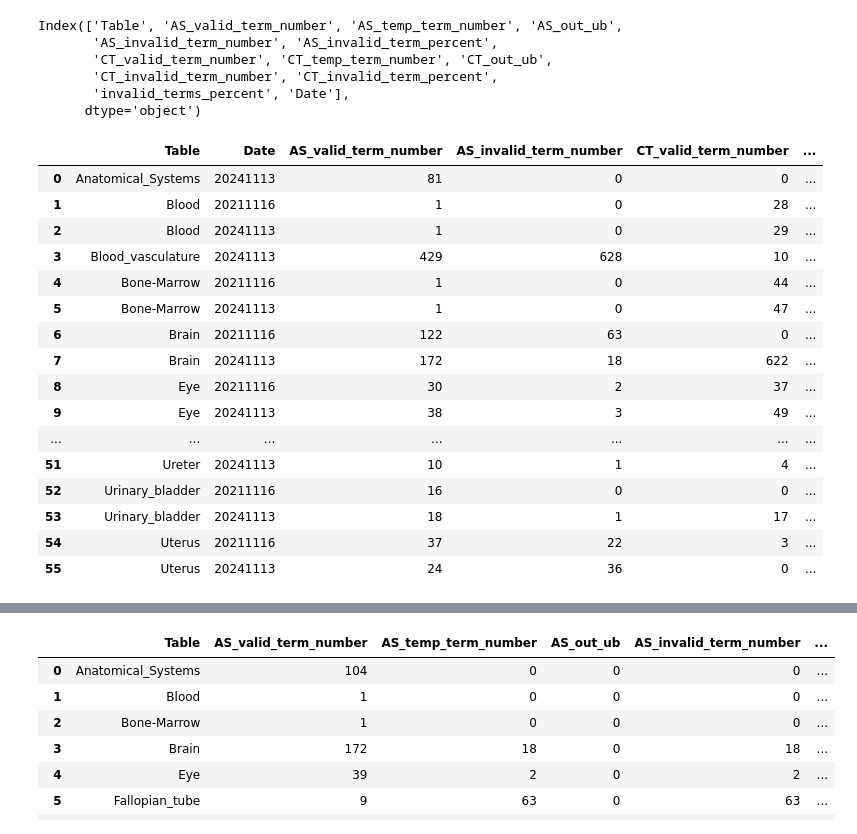
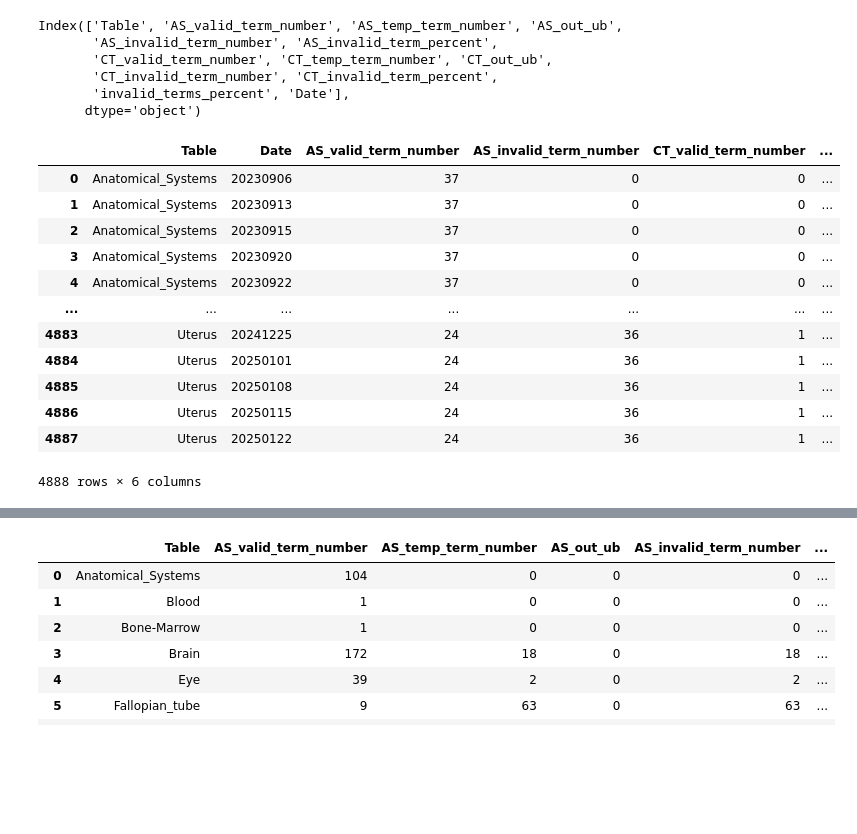
Before and after one commit to cns-iu/hra-kg-supporting-information, a Jupyter notebook: notebooks/hra-kg-technical-validation.ipynb, the cells around one changed output, grey strips where cells are left out. Saved outputs shown, nothing was run; the diff lists cells and outputs as text; code cells hidden in the pictures; blank space fills up the shorter version.

```diff
--- a/notebooks/hra-kg-technical-validation.ipynb
+++ b/notebooks/hra-kg-technical-validation.ipynb
@@ -303,29 +304,27 @@ Index(['Table', 'AS_valid_term_number', 'AS_temp_term_number', 'AS_out_ub',
 # %%
 keep = ['Table', 'Date',  'AS_valid_term_number', 'AS_invalid_term_number',
         'CT_valid_term_number', 'CT_invalid_term_number']
 
 # merge
-merged_df = pd.merge(
-    list_df_terms[6], list_df_terms[151], on=keep, how="outer")
+merged_df = list_df_terms[6]
+
+for i, df in enumerate(list_df_terms[7:],7):
+  merged_df = pd.merge(merged_df, df, on=keep, how="outer", suffixes=('_df1' + str(i-1), '_df2' +str(i)))
 
 merged_df = merged_df[keep]
 
 merged_df
 # %% [output]
 |  | Table | Date | AS_valid_term_number | AS_invalid_term_number | CT_valid_term_number | ... |
-| 0 | Anatomical_Systems | 20241113 | 81 | 0 | 0 | ... |
-| 1 | Blood | 20211116 | 1 | 0 | 28 | ... |
-| 2 | Blood | 20241113 | 1 | 0 | 29 | ... |
-| 3 | Blood_vasculature | 20241113 | 429 | 628 | 10 | ... |
-| 4 | Bone-Marrow | 20211116 | 1 | 0 | 44 | ... |
-| 5 | Bone-Marrow | 20241113 | 1 | 0 | 47 | ... |
-| 6 | Brain | 20211116 | 122 | 63 | 0 | ... |
-| 7 | Brain | 20241113 | 172 | 18 | 622 | ... |
-| 8 | Eye | 20211116 | 30 | 2 | 37 | ... |
-| 9 | Eye | 20241113 | 38 | 3 | 49 | ... |
+| 0 | Anatomical_Systems | 20230906 | 37 | 0 | 0 | ... |
+| 1 | Anatomical_Systems | 20230913 | 37 | 0 | 0 | ... |
+| 2 | Anatomical_Systems | 20230915 | 37 | 0 | 0 | ... |
+| 3 | Anatomical_Systems | 20230920 | 37 | 0 | 0 | ... |
+| 4 | Anatomical_Systems | 20230922 | 37 | 0 | 0 | ... |
 | ... | ... | ... | ... | ... | ... | ... |
-| 51 | Ureter | 20241113 | 10 | 1 | 4 | ... |
-| 52 | Urinary_bladder | 20211116 | 16 | 0 | 0 | ... |
-| 53 | Urinary_bladder | 20241113 | 18 | 1 | 17 | ... |
-| 54 | Uterus | 20211116 | 37 | 22 | 3 | ... |
-| 55 | Uterus | 20241113 | 24 | 36 | 0 | ... |
+| 4883 | Uterus | 20241225 | 24 | 36 | 1 | ... |
+| 4884 | Uterus | 20250101 | 24 | 36 | 1 | ... |
+| 4885 | Uterus | 20250108 | 24 | 36 | 1 | ... |
+| 4886 | Uterus | 20250115 | 24 | 36 | 1 | ... |
+| 4887 | Uterus | 20250122 | 24 | 36 | 1 | ... |
+4888 rows × 6 columns
```
Also changed, not shown: parts of 10 cells of this notebook.
